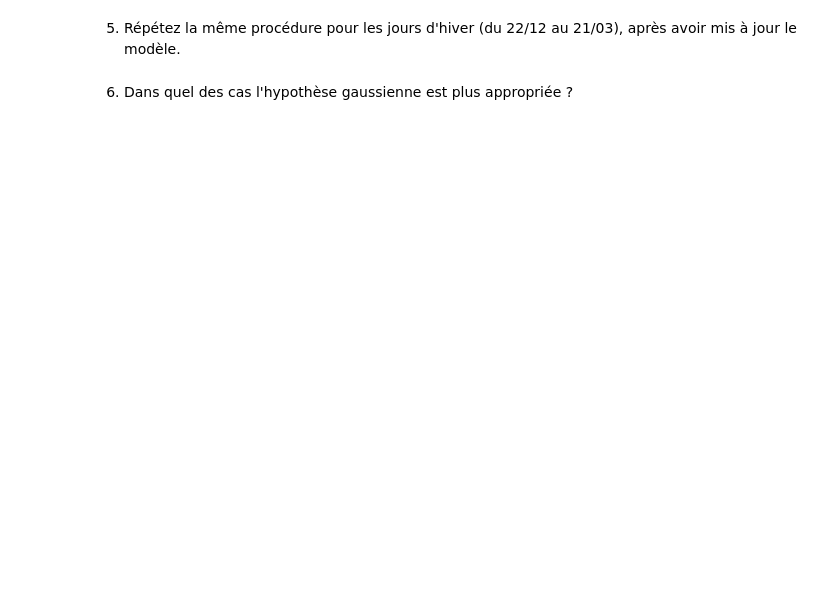
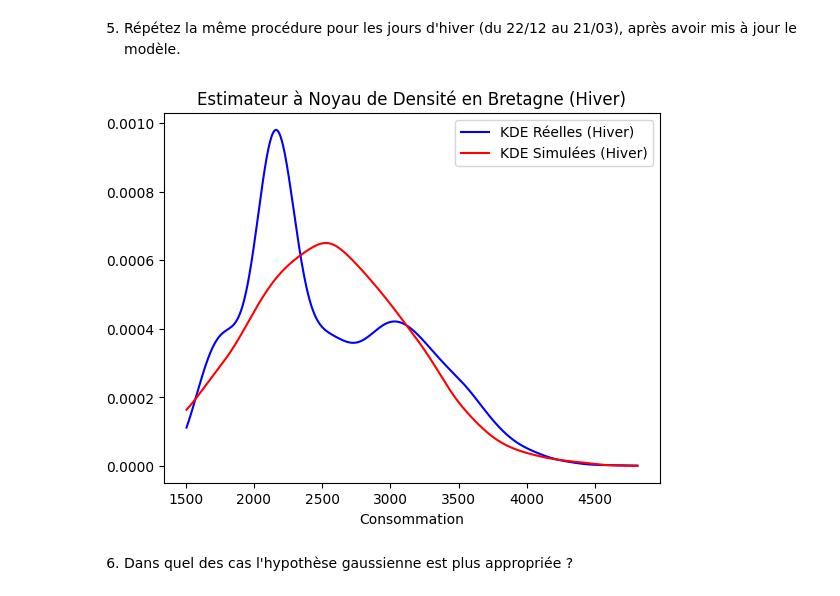
Before and after one commit to Etyl/MDI220, a Jupyter notebook: projet_MDI220.ipynb, the cells around one changed output. Drawn from its saved outputs; the diff is of its cells as text; code cells hidden in the pictures; blank space fills up the shorter version.

```diff
--- a/projet_MDI220.ipynb
+++ b/projet_MDI220.ipynb
@@ -138,4 +182,40 @@ variance: 604.9429842099305
 # %% [markdown]
 5. Répétez la même procédure pour les jours d'hiver (du 22/12 au 21/03), après avoir mis à jour le modèle.
+# %%
+# Filtrer les jours d'hiver
+df_hiver = df[(df['date'] >= '22/12') | (df['date'] <= '21/03')]
+
+# Sélection de la région
+region_hiver = "Bretagne"
+df_region_hiver = df_hiver[df_hiver.region == region_hiver]
+
+# Calcul de la moyenne et de la variance
+moyenne_hiver = df_region_hiver.consumption.sum() / df_region_hiver.consumption.count()
+variance_hiver = sum((x - moyenne_hiver) ** 2 for x in df_region_hiver.consumption) / (df_region_hiver.consumption.count() - 1)
+
+# Génération de nouvelles données avec un modèle gaussien pour les jours d'hiver
+donnees_simulees_hiver = np.random.normal(loc=moyenne_hiver, scale=np.sqrt(variance_hiver), size=df_region_hiver.consumption.count())
+
+# Estimation de la densité par noyau (KDE) pour les données réelles des jours d'hiver
+kde_reelles_hiver = gaussian_kde(df_region_hiver.consumption)
+
+# Estimation de la densité par noyau (KDE) pour les données générées des jours d'hiver
+kde_simulees_hiver = gaussian_kde(donnees_simulees_hiver)
+
+# Génération de points pour le tracé de la KDE des jours d'hiver
+x_hiver = np.linspace(df_region_hiver.consumption.min(), df_region_hiver.consumption.max(), 1000)
+
+# Tracé de la KDE des données réelles des jours d'hiver
+plt.plot(x_hiver, kde_reelles_hiver(x_hiver), label='KDE Réelles (Hiver)', color='blue')
+
+# Tracé de la KDE des données générées des jours d'hiver
+plt.plot(x_hiver, kde_simulees_hiver(x_hiver), label='KDE Simulées (Hiver)', color='red')
+
+plt.title(f'Estimateur à Noyau de Densité en {region_hiver} (Hiver)')
+plt.xlabel('Consommation')
+plt.legend()
+plt.show()
+# %% [output]
+[figure, added]
 # %% [markdown]
 6. Dans quel des cas l'hypothèse gaussienne est plus appropriée ?
```
Also changed, not shown: parts of 4 cells of this notebook, 1 other file.
